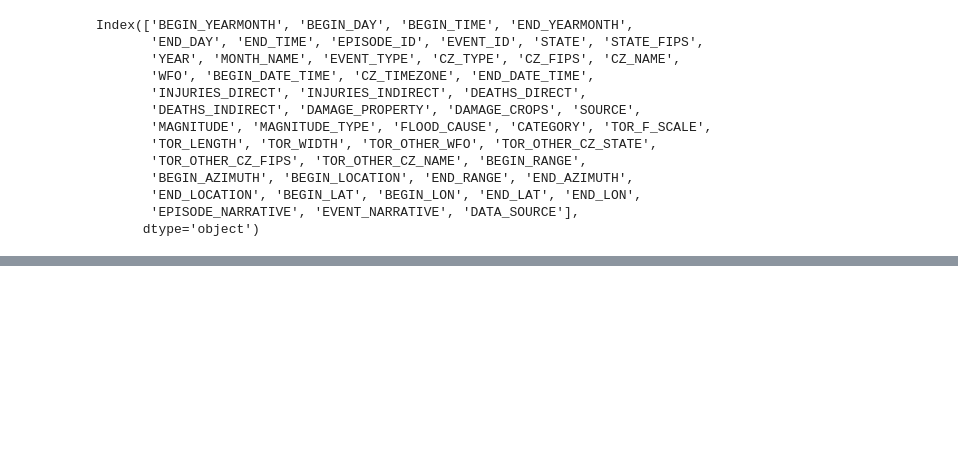
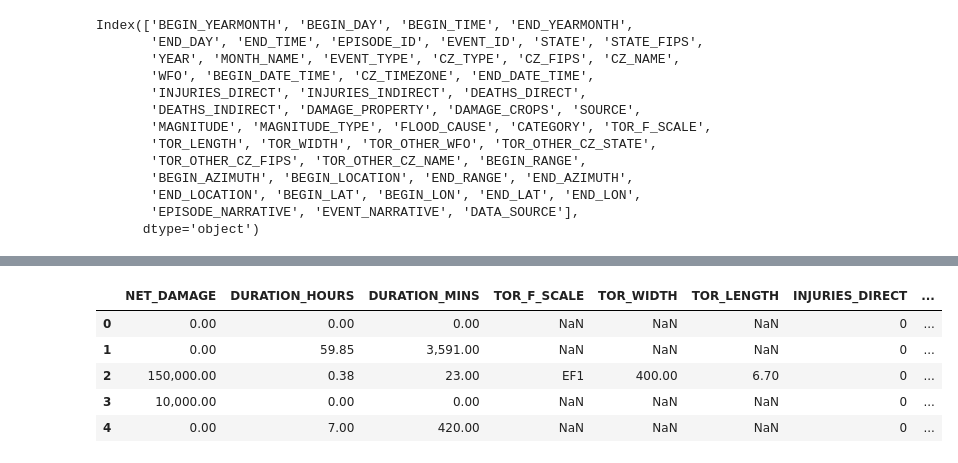
Before and after one commit to Sai0472003/ECO482_TORNADO_PROJECT, a Jupyter notebook: SummaryStats_482.ipynb, the cells around one changed output, grey strips where cells are left out. Saved outputs shown, nothing was run; the diff lists cells and outputs as text; code cells hidden in the pictures; blank space fills up the shorter version.

```diff
--- a/SummaryStats_482.ipynb
+++ b/SummaryStats_482.ipynb
@@ -87,0 +174,9 @@ storm_data[['DURATION', 'TOR_F_SCALE', 'TOR_WIDTH', 'TOR_LENGTH', 'INJURIES_DIRE
+# %%
+clean_storm_data.head()
+# %% [output]
+|  | NET_DAMAGE | DURATION_HOURS | DURATION_MINS | TOR_F_SCALE | TOR_WIDTH | TOR_LENGTH | INJURIES_DIRECT | ... |
+| 0 | 0.00 | 0.00 | 0.00 | NaN | NaN | NaN | 0 | ... |
+| 1 | 0.00 | 59.85 | 3,591.00 | NaN | NaN | NaN | 0 | ... |
+| 2 | 150,000.00 | 0.38 | 23.00 | EF1 | 400.00 | 6.70 | 0 | ... |
+| 3 | 10,000.00 | 0.00 | 0.00 | NaN | NaN | NaN | 0 | ... |
+| 4 | 0.00 | 7.00 | 420.00 | NaN | NaN | NaN | 0 | ... |
```
Also changed, not shown: parts of 7 cells of this notebook.
